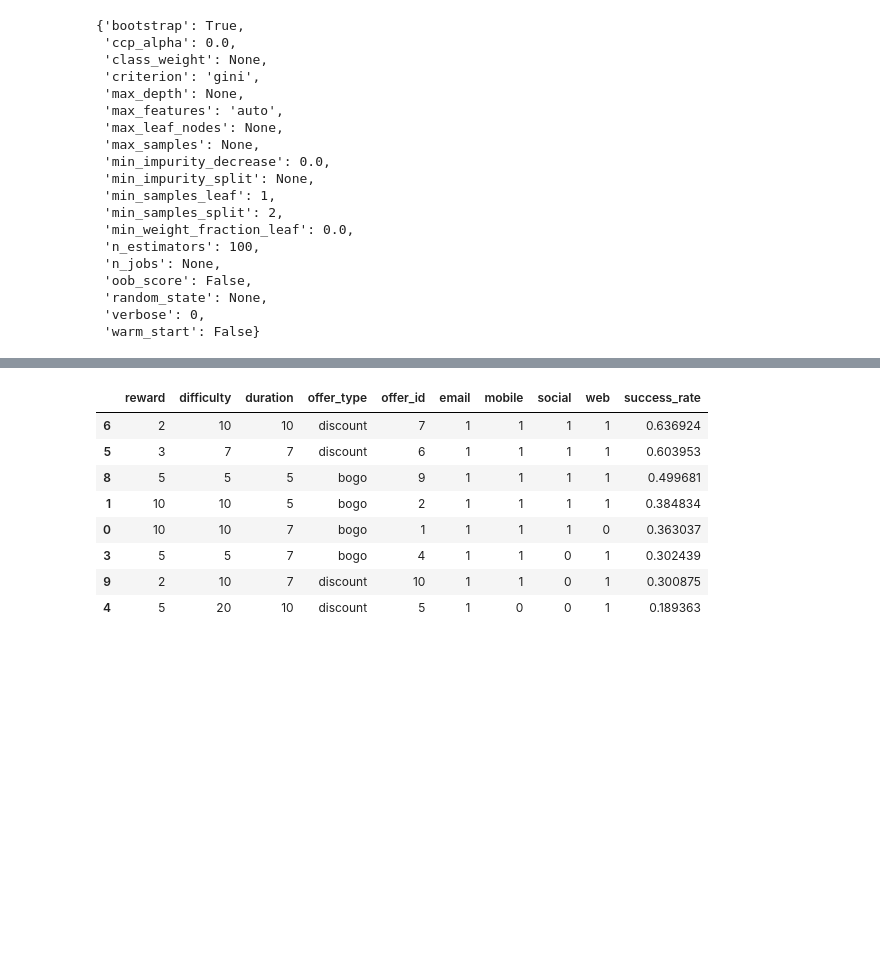
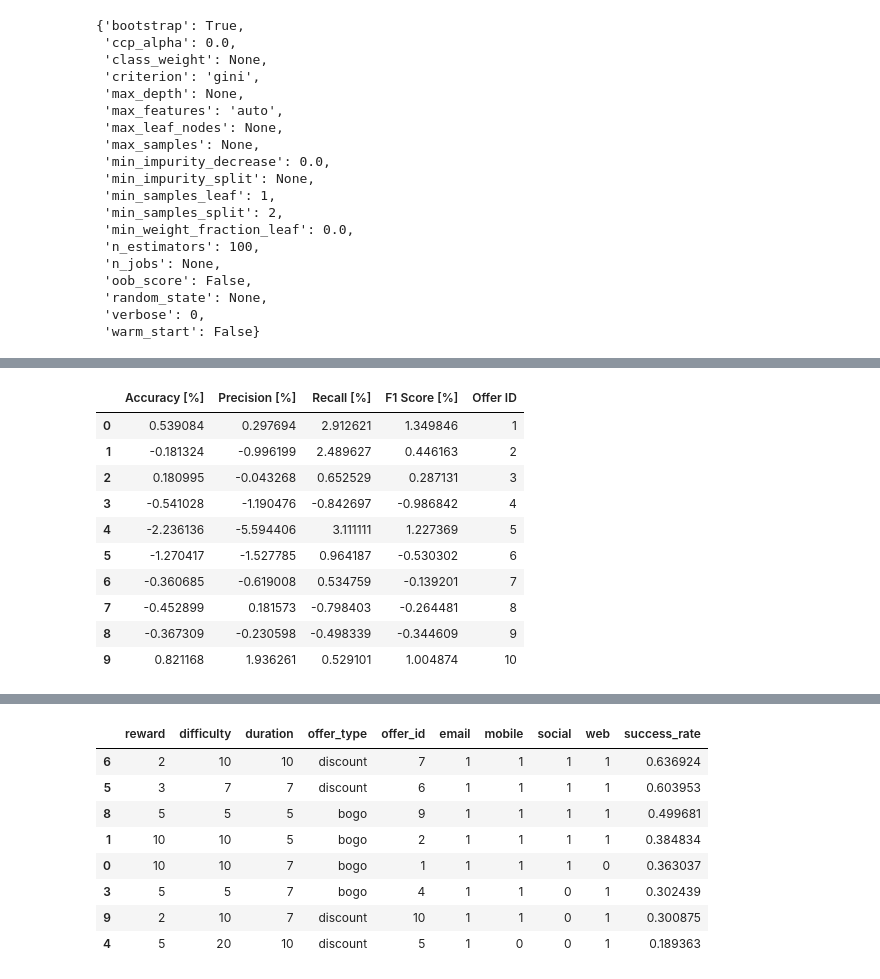
Before and after one commit to sandramuschkorgel/Udacity_DSND_Starbucks, a Jupyter notebook: Starbucks_Capstone_Challenge.ipynb, the cells around one changed output, grey strips where cells are left out. Cells and saved outputs as stored; diff of their text form; code cells hidden in the pictures; blank space fills up the shorter version.

```diff
--- a/Starbucks_Capstone_Challenge.ipynb
+++ b/Starbucks_Capstone_Challenge.ipynb
@@ -2079 +2091,17 @@ scores_diff_3.style.bar(subset=['accuracy', 'precision', 'recall', 'f1_score'],
+# %%
+# Blog post illustration (skip)
+scores_diff_3['Offer ID'] = np.arange(1, 11)
+scores_diff_3.rename(columns={'accuracy':'Accuracy [%]', 'precision':'Precision [%]', 'recall':'Recall [%]', 'f1_score':'F1 Score [%]'}).style.set_properties(**{'text-align': 'left'}).set_table_styles([dict(selector = 'th', props=[('text-align', 'left')])]).bar(subset=['Accuracy [%]', 'Precision [%]', 'Recall [%]', 'F1 Score [%]'], align='mid', color=['#eca7ca', '#c1d4d0'])
+# %% [output]
+|  | Accuracy [%] | Precision [%] | Recall [%] | F1 Score [%] | Offer ID |
+| 0 | 0.539084 | 0.297694 | 2.912621 | 1.349846 | 1 |
+| 1 | -0.181324 | -0.996199 | 2.489627 | 0.446163 | 2 |
+| 2 | 0.180995 | -0.043268 | 0.652529 | 0.287131 | 3 |
+| 3 | -0.541028 | -1.190476 | -0.842697 | -0.986842 | 4 |
+| 4 | -2.236136 | -5.594406 | 3.111111 | 1.227369 | 5 |
+| 5 | -1.270417 | -1.527785 | 0.964187 | -0.530302 | 6 |
+| 6 | -0.360685 | -0.619008 | 0.534759 | -0.139201 | 7 |
+| 7 | -0.452899 | 0.181573 | -0.798403 | -0.264481 | 8 |
+| 8 | -0.367309 | -0.230598 | -0.498339 | -0.344609 | 9 |
+| 9 | 0.821168 | 1.936261 | 0.529101 | 1.004874 | 10 |
 # %% [markdown]
```
Also changed, not shown: parts of 62 cells of this notebook.
